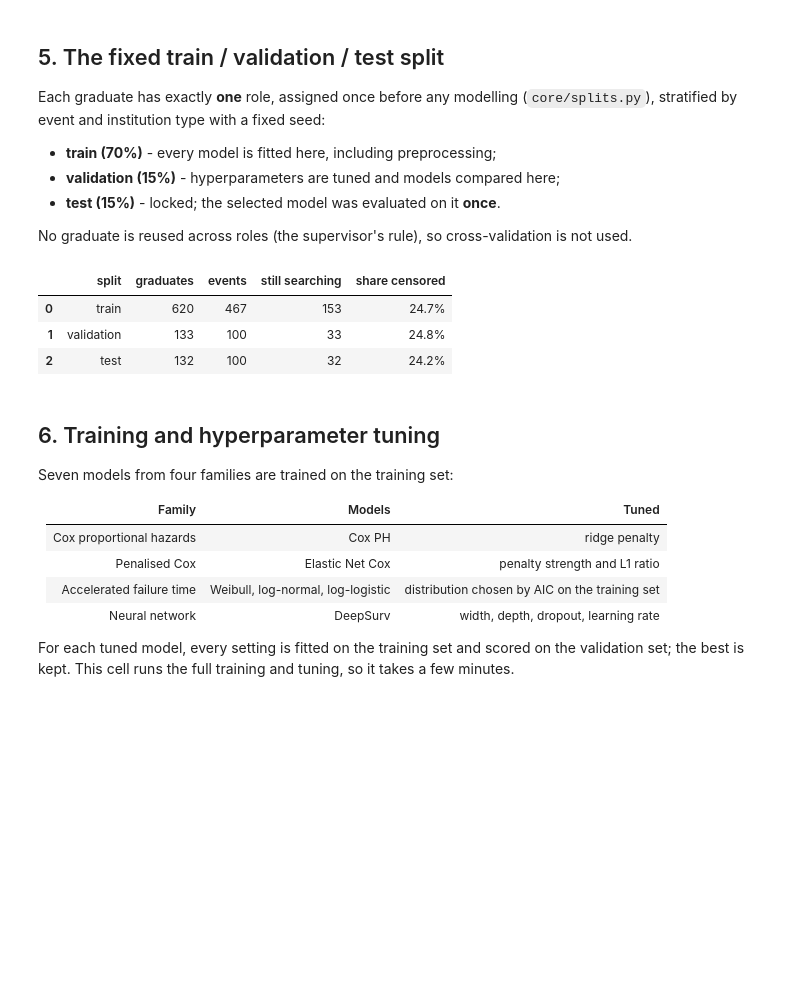
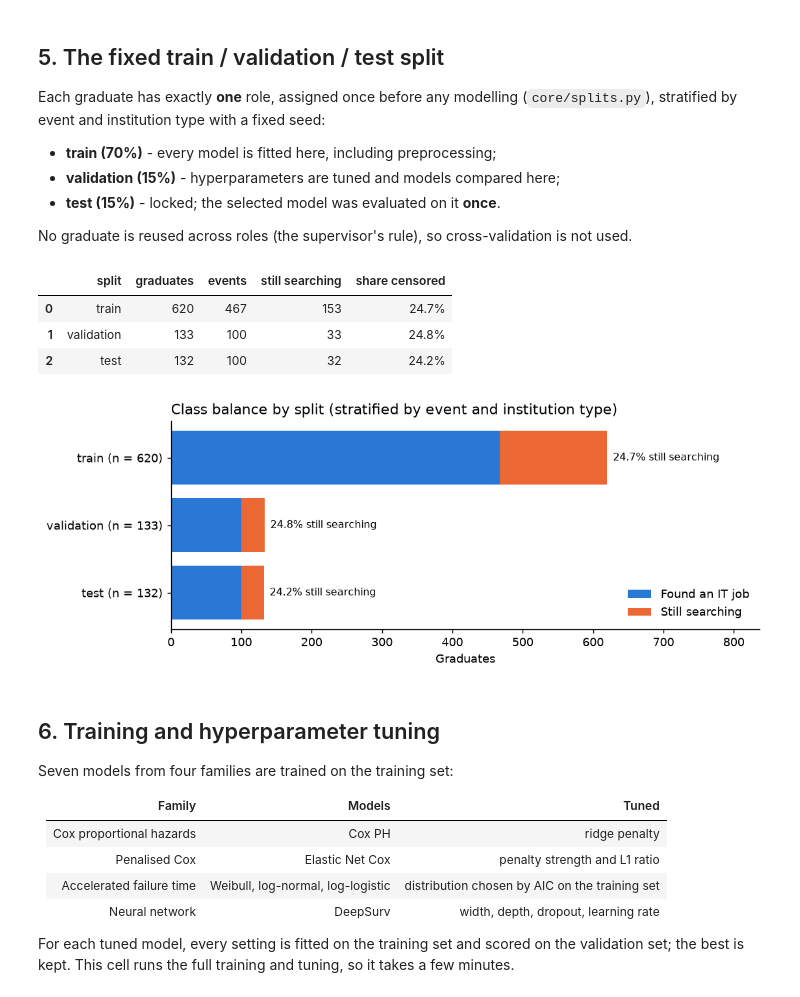
Before and after one commit to ShaznaSalman/final-research-employability-survival_COBSCCOMP24.2P019, a Jupyter notebook: notebooks/research_walkthrough.ipynb, the cells around one changed output. Drawn from its saved outputs; the diff is of its cells as text; code cells hidden in the pictures; blank space fills up the shorter version.

```diff
--- a/notebooks/research_walkthrough.ipynb
+++ b/notebooks/research_walkthrough.ipynb
@@ -364,18 +449,37 @@ institution type with a fixed seed:
 * **test (15%)** - locked; the selected model was evaluated on it **once**.
 
 No graduate is reused across roles (the supervisor's rule), so cross-validation is not used.
-# %%
-# ---- Size, events and censoring per split ----------------------------------------------------------------------
-with_split = splits.attach(grads)
-by_split = splits.summary(with_split)
-by_split["still searching"] = by_split["graduates"] - by_split["events"]
-by_split["share censored"] = (by_split["still searching"] / by_split["graduates"]).map("{:.1%}".format)
-display(by_split)
-# %% [output]
-|  | split | graduates | events | still searching | share censored |
-| 0 | train | 620 | 467 | 153 | 24.7% |
-| 1 | validation | 133 | 100 | 33 | 24.8% |
-| 2 | test | 132 | 100 | 32 | 24.2% |
+# %%
+# ---- Size, events and censoring per split ----------------------------------------------------------------------
+with_split = splits.attach(grads)
+by_split = splits.summary(with_split)
+by_split["still searching"] = by_split["graduates"] - by_split["events"]
+by_split["share censored"] = (by_split["still searching"] / by_split["graduates"]).map("{:.1%}".format)
+display(by_split)
+
+# ---- Class balance in each split: the stratified split keeps about the same share still searching ---------------
+fig, ax = plt.subplots(figsize=(9, 3.2))
+y = np.arange(len(by_split))
+found, searching = by_split["events"].to_numpy(), by_split["still searching"].to_numpy()
+ax.barh(y, found, color="#2a78d6", label="Found an IT job")
+ax.barh(y, searching, left=found, color="#eb6834", label="Still searching")
+for i, (f, s) in enumerate(zip(found, searching)):        # share still searching at the end of each bar
+    ax.annotate(f"{s / (f + s):.1%} still searching", (f + s, i), xytext=(5, 0), textcoords="offset points",
+                va="center", fontsize=9)
+ax.set_yticks(y, [f"{r} (n = {n})" for r, n in zip(by_split["split"], by_split["graduates"])])
+ax.invert_yaxis()
+ax.set_xlim(0, by_split["graduates"].max() * 1.35)
+ax.set_xlabel("Graduates")
+ax.set_title("Class balance by split (stratified by event and institution type)", loc="left")
+ax.legend(frameon=False, loc="lower right")
+ax.spines[["top", "right"]].set_visible(False)
+show_fig(fig)
+# %% [output]
+|  | split | graduates | events | still searching | share censored |
+| 0 | train | 620 | 467 | 153 | 24.7% |
+| 1 | validation | 133 | 100 | 33 | 24.8% |
+| 2 | test | 132 | 100 | 32 | 24.2% |
+[figure, added]
 # %% [markdown]
 ## 6. Training and hyperparameter tuning
 
```
Also changed, not shown: parts of 4 cells of this notebook, 1 other file.
